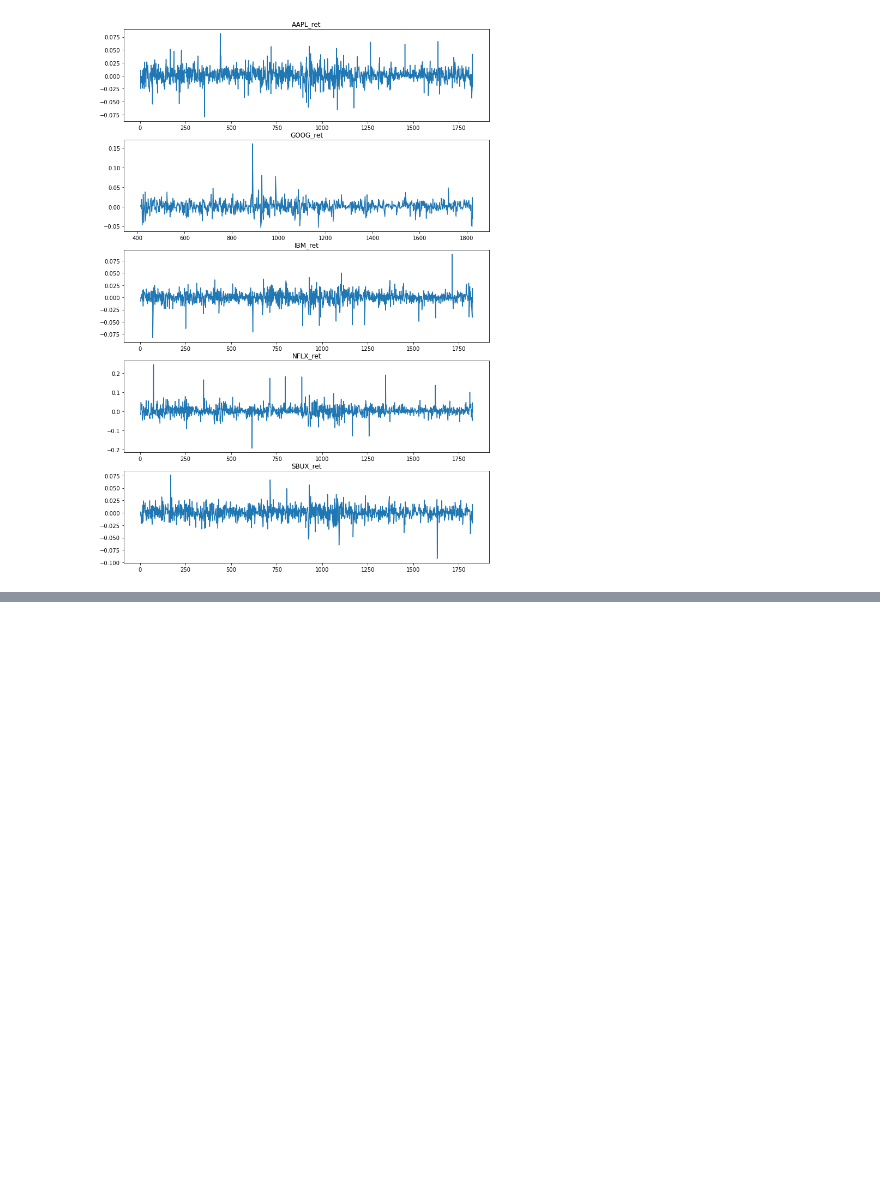
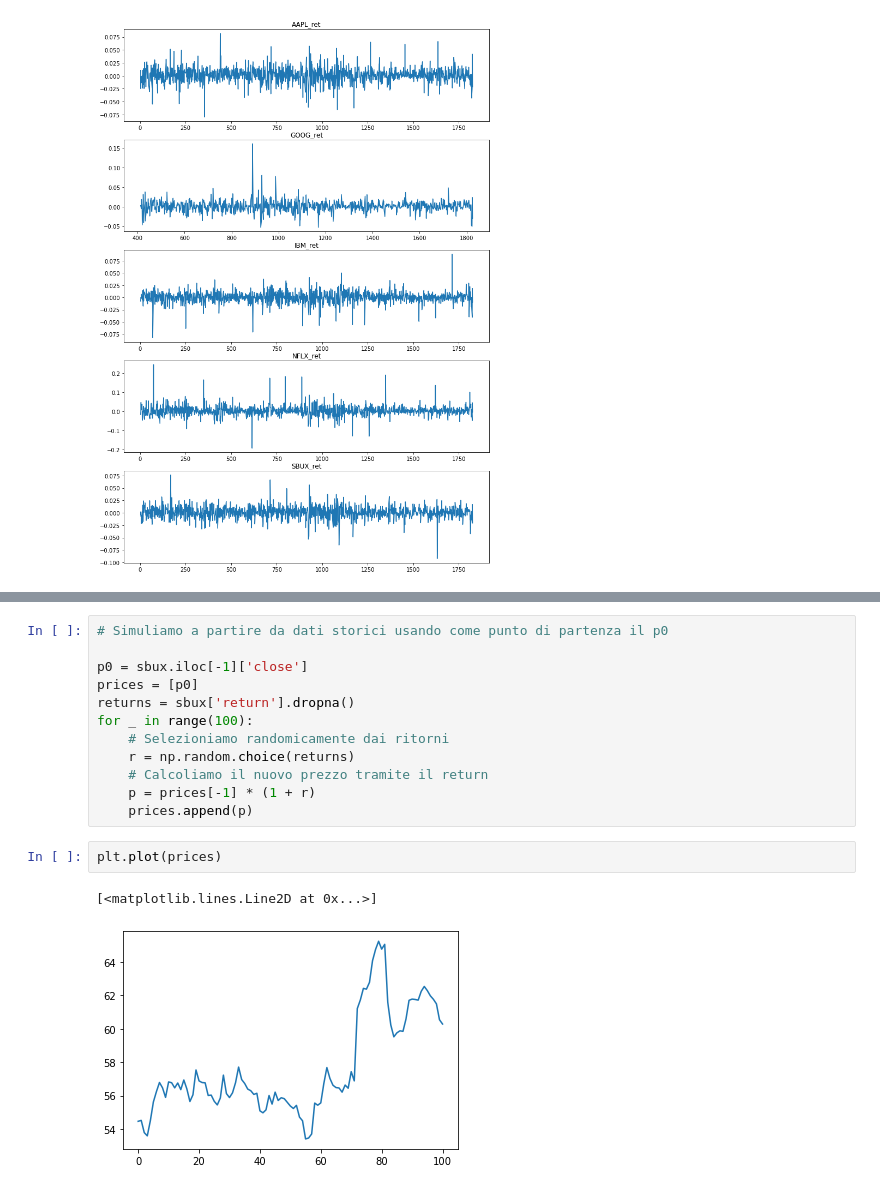
Before and after one commit to emiliocimino/financialengineering, a Jupyter notebook: 1 - Financial Basis/Financial Statistics.ipynb, the cells around one changed output, grey strips where cells are left out. Saved outputs shown, nothing was run; the diff lists cells and outputs as text; blank space fills up the shorter version.

```diff
--- a/1 - Financial Basis/Financial Statistics.ipynb
+++ b/1 - Financial Basis/Financial Statistics.ipynb
@@ -786,0 +776,17 @@ ValueError: num must be 1 <= num <= 5, not 6
+# %%
+# Simuliamo a partire da dati storici usando come punto di partenza il p0
+
+p0 = sbux.iloc[-1]['close']
+prices = [p0]
+returns = sbux['return'].dropna()
+for _ in range(100):
+    # Selezioniamo randomicamente dai ritorni
+    r = np.random.choice(returns)
+    # Calcoliamo il nuovo prezzo tramite il return
+    p = prices[-1] * (1 + r)
+    prices.append(p)
+# %%
+plt.plot(prices)
+# %% [output]
+[<matplotlib.lines.Line2D at 0x...>]
+[figure, added]
```
Also changed, not shown: parts of 20 cells of this notebook.
